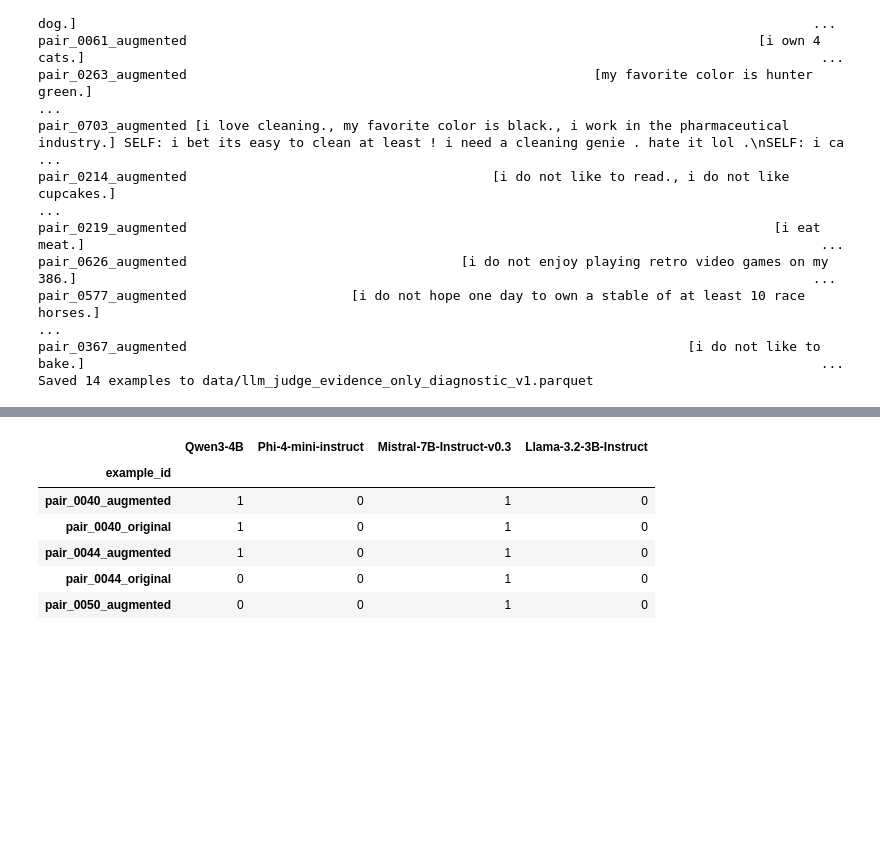
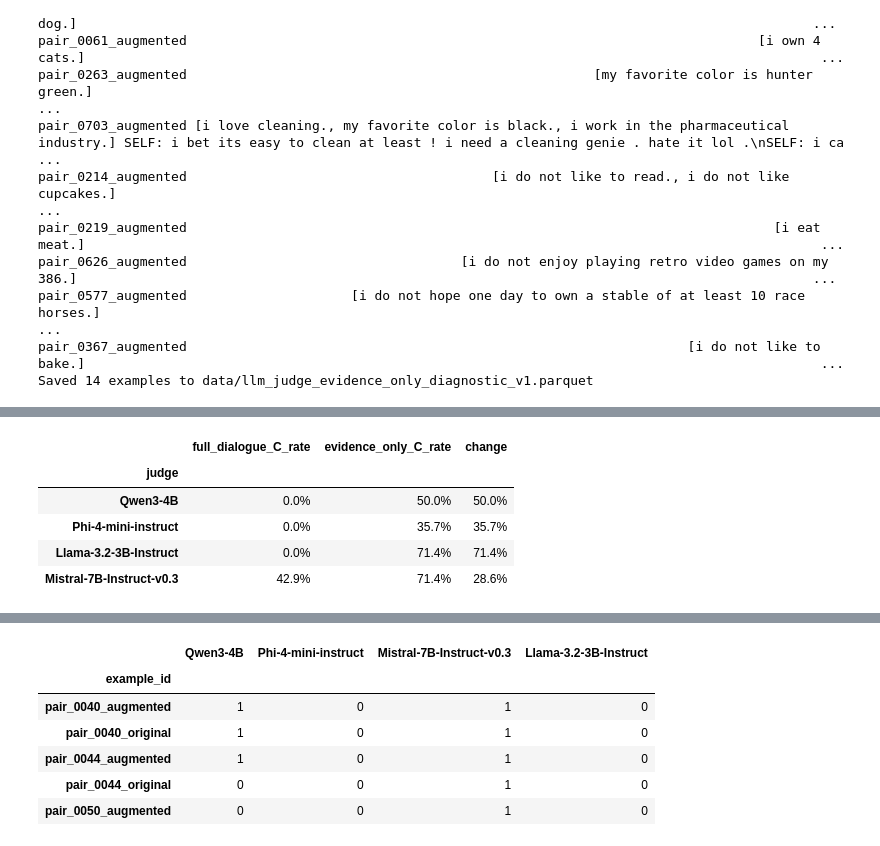
Before and after one commit to Maty228/LLM-Persona-judge-agreement, a Jupyter notebook: llm_judge_agreement.ipynb, the cells around one changed output, grey strips where cells are left out. Saved outputs shown, nothing was run; the diff lists cells and outputs as text; code cells hidden in the pictures; blank space fills up the shorter version.

```diff
--- a/llm_judge_agreement.ipynb
+++ b/llm_judge_agreement.ipynb
@@ -3664,0 +3838,67 @@ Saved 14 examples to data/llm_judge_evidence_only_diagnostic_v1.parquet
+# %%
+comparison_rows = []
+
+for model_id, config in (
+    EVIDENCE_ONLY_JUDGE_CONFIGS.items()
+):
+    label = config["label"]
+
+    full_column = (
+        f"{label} full"
+    )
+
+    evidence_column = (
+        f"{label} evidence"
+    )
+
+    full_rate = (
+        diagnostic_comparison[
+            full_column
+        ].mean()
+    )
+
+    evidence_rate = (
+        diagnostic_comparison[
+            evidence_column
+        ].mean()
+    )
+
+    comparison_rows.append(
+        {
+            "judge": label,
+            "full_dialogue_C_rate": (
+                full_rate
+            ),
+            "evidence_only_C_rate": (
+                evidence_rate
+            ),
+            "change": (
+                evidence_rate
+                - full_rate
+            ),
+        }
+    )
+
+
+evidence_ablation_summary = (
+    pd.DataFrame(
+        comparison_rows
+    )
+    .set_index(
+        "judge"
+    )
+)
+
+
+display(
+    evidence_ablation_summary.style.format(
+        "{:.1%}"
+    )
+)
+# %% [output]
+|  | full_dialogue_C_rate | evidence_only_C_rate | change |
+| judge |  |  |  |
+| Qwen3-4B | 0.0% | 50.0% | 50.0% |
+| Phi-4-mini-instruct | 0.0% | 35.7% | 35.7% |
+| Llama-3.2-3B-Instruct | 0.0% | 71.4% | 71.4% |
+| Mistral-7B-Instruct-v0.3 | 42.9% | 71.4% | 28.6% |
```
Also changed, not shown: parts of 5 cells of this notebook.
